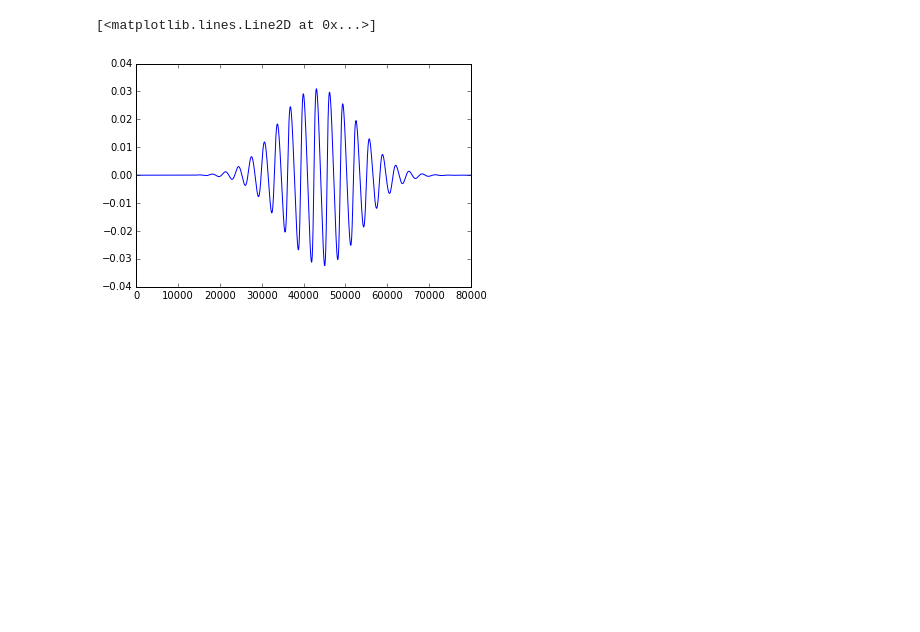
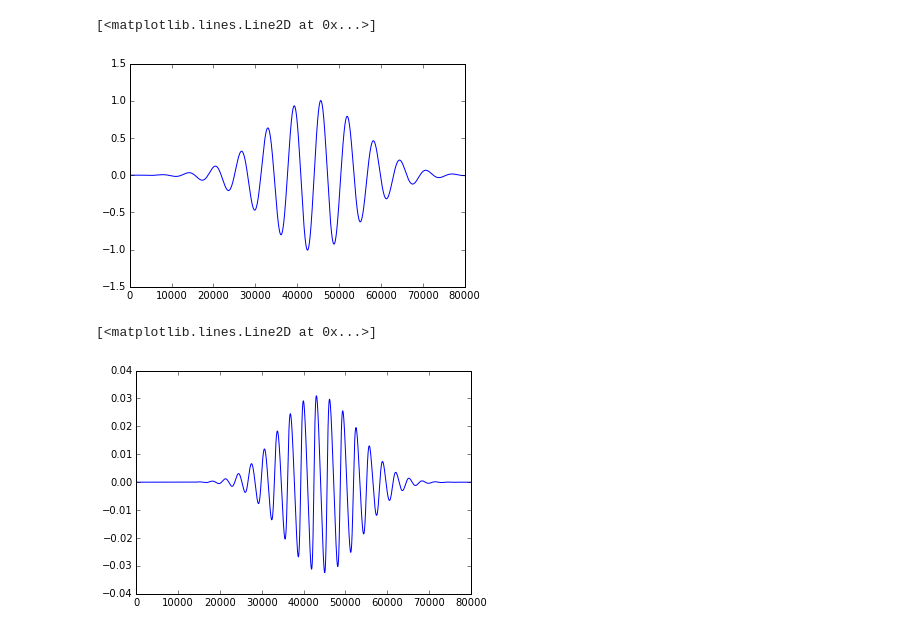
Before and after one commit to ssstuvz/single_particle, a Jupyter notebook: run/plot_trajectory.ipynb, the cells around one changed output. Cells and saved outputs as stored; diff of their text form; code cells hidden in the pictures; blank space fills up the shorter version.

```diff
--- a/run/plot_trajectory.ipynb
+++ b/run/plot_trajectory.ipynb
@@ -13,3 +13,8 @@ plot(px)
+# %%
+plot(py)
+# %% [output]
+[<matplotlib.lines.Line2D at 0x...>]
+[figure, added]
 # %%
 plot(pz)
 # %% [output]
```
Also changed, not shown: parts of 8 cells of this notebook, 1 other file.
